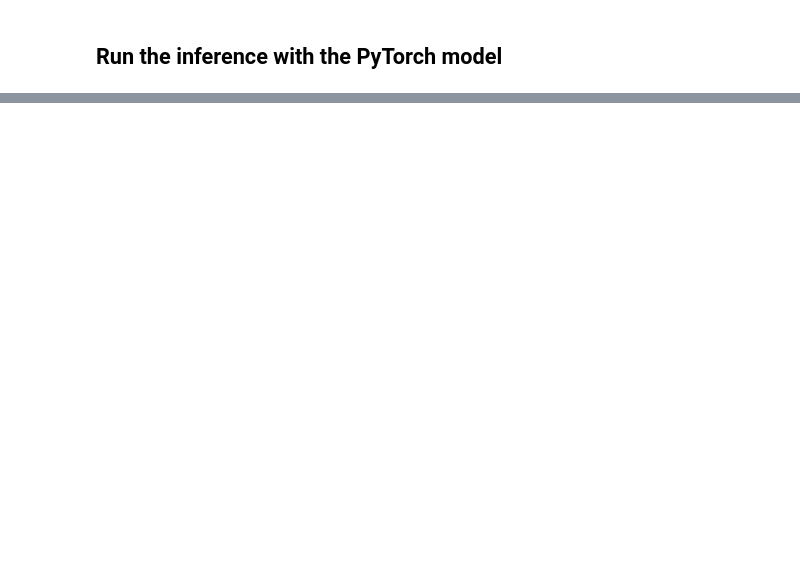
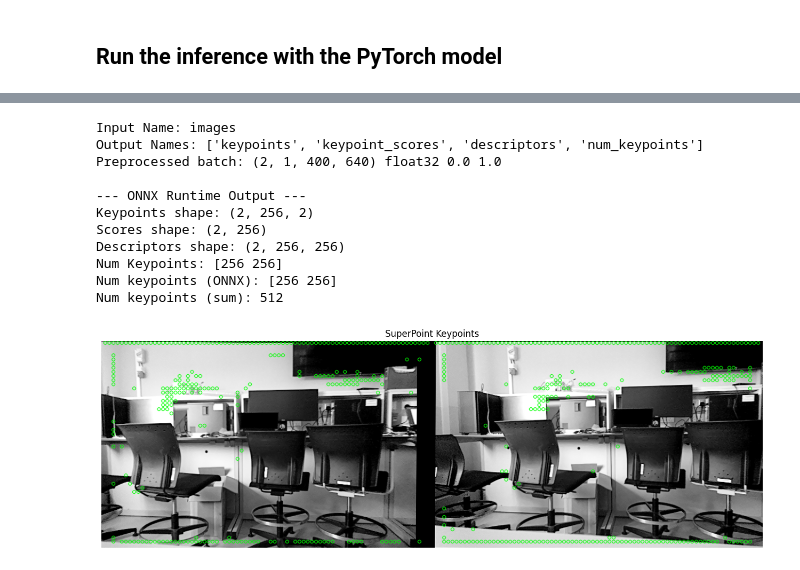
Before and after one commit to limshoonkit/LightGlue-ONNX-Jetson, a Jupyter notebook: lightglue_dynamo/models/demo_superpointopen.ipynb, the cells around one changed output, grey strips where cells are left out. Drawn from its saved outputs; the diff is of its cells as text; code cells hidden in the pictures; blank space fills up the shorter version.

```diff
--- a/lightglue_dynamo/models/demo_superpointopen.ipynb
+++ b/lightglue_dynamo/models/demo_superpointopen.ipynb
@@ -106,0 +90,43 @@ plt.show()
+# %%
+import onnxruntime as ort
+
+onnx_model_path = '/home/nvidia/third_party/LightGlue-ONNX-Jetson/weights/superpoint_open_b2_h400_w640_kp256.onnx'
+session = ort.InferenceSession(onnx_model_path, providers=['CUDAExecutionProvider', 'CPUExecutionProvider'])
+
+input_name = session.get_inputs()[0].name
+output_names = [output.name for output in session.get_outputs()]
+print(f"Input Name: {input_name}")
+print(f"Output Names: {output_names}")
+
+# Run Inference
+onnx_inputs = {input_name: preprocessed_batch}
+print("Preprocessed batch:", preprocessed_batch.shape, preprocessed_batch.dtype,
+      preprocessed_batch.min(), preprocessed_batch.max())
+
+outputs_onnx = session.run(output_names, onnx_inputs)
+
+# Unpack the list of outputs
+kpts_onnx, scores_onnx, desc_onnx, num_kpts_onnx = outputs_onnx
+
+print("\n--- ONNX Runtime Output ---")
+print(f"Keypoints shape: {kpts_onnx.shape}")
+print(f"Scores shape: {scores_onnx.shape}")
+print(f"Descriptors shape: {desc_onnx.shape}")
+print(f"Num Keypoints: {num_kpts_onnx}")
+print("Num keypoints (ONNX):", num_kpts_onnx)
+print("Num keypoints (sum):", sum(num_kpts_onnx) if num_kpts_onnx.ndim > 0 else num_kpts_onnx)
+
+viz.plot_sp_open(image_batch_bgr, image_batch_bgr.shape[0], kpts_onnx, num_kpts_onnx)
+# %% [output]
+Input Name: images
+Output Names: ['keypoints', 'keypoint_scores', 'descriptors', 'num_keypoints']
+Preprocessed batch: (2, 1, 400, 640) float32 0.0 1.0
+
+--- ONNX Runtime Output ---
+Keypoints shape: (2, 256, 2)
+Scores shape: (2, 256)
+Descriptors shape: (2, 256, 256)
+Num Keypoints: [256 256]
+Num keypoints (ONNX): [256 256]
+Num keypoints (sum): 512
+[figure, added]
```
Also changed, not shown: parts of 4 cells of this notebook, 1 other file.
